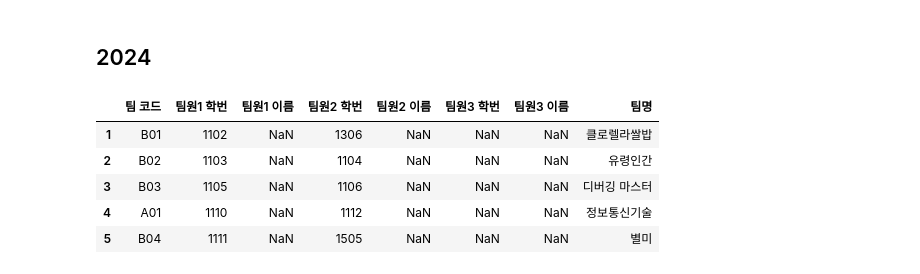
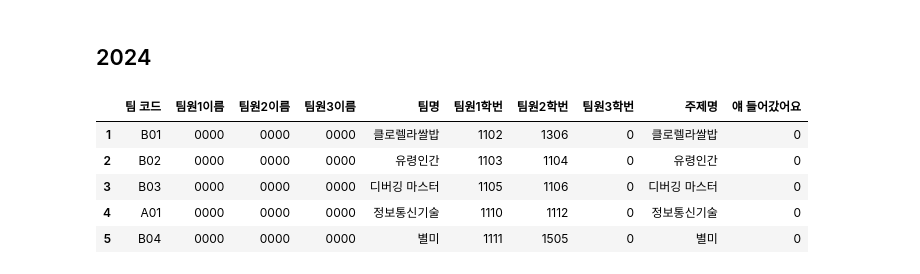
Before and after one commit to hwan809/Ocean-ChatBot, a Jupyter notebook: prepro.ipynb, the cells around one changed output. Drawn from its saved outputs; the diff is of its cells as text; code cells hidden in the pictures.

```diff
--- a/prepro.ipynb
+++ b/prepro.ipynb
@@ -252,25 +252,31 @@ len(split_documents21)
 # %%
 df24 = pd.read_excel('./data/2024.xlsx', sheet_name= '팀별', usecols=[i + 1 for i in range(9)], skiprows=2, nrows=98)
 df24 = df24.rename(columns={'섹션\n번호': '팀 코드'})
 df24.drop(0, inplace=True)
 df24.drop(['학년'], axis= 1,inplace=True)
 
 df24['팀 코드'] = df24['팀 코드'].apply(lambda x:x.split('-')[0] + x.split('-')[1].zfill(2))
+df24.fillna('0000', inplace=True)
 
 for i in range(1, 4):
     try:
-        df24[f'팀원{i} 학번'] = df24[f'팀원{i} 학번'].astype(int)
+        df24[f'팀원{i}학번'] = df24[f'팀원{i} 학번'].astype(int).astype(str)
+        df24.rename(columns={f'팀원{i} 이름': f'팀원{i}이름'},inplace=True)
+        df24.drop([f'팀원{i} 학번'],inplace=True,axis=1)
     except:
         continue
 
+df24['주제명'] = df24['팀명']
+df24['얘 들어갔어요'] = np.zeros(df24.shape[0],dtype=int)
+
 df24.head()
 # %% [output]
-|  | 팀 코드 | 팀원1 학번 | 팀원1 이름 | 팀원2 학번 | 팀원2 이름 | 팀원3 학번 | 팀원3 이름 | 팀명 |
-| 1 | B01 | 1102 | NaN | 1306 | NaN | NaN | NaN | 클로렐라쌀밥 |
-| 2 | B02 | 1103 | NaN | 1104 | NaN | NaN | NaN | 유령인간 |
-| 3 | B03 | 1105 | NaN | 1106 | NaN | NaN | NaN | 디버깅 마스터 |
-| 4 | A01 | 1110 | NaN | 1112 | NaN | NaN | NaN | 정보통신기술 |
-| 5 | B04 | 1111 | NaN | 1505 | NaN | NaN | NaN | 별미 |
+|  | 팀 코드 | 팀원1이름 | 팀원2이름 | 팀원3이름 | 팀명 | 팀원1학번 | 팀원2학번 | 팀원3학번 | 주제명 | 얘 들어갔어요 |
+| 1 | B01 | 0000 | 0000 | 0000 | 클로렐라쌀밥 | 1102 | 1306 | 0 | 클로렐라쌀밥 | 0 |
+| 2 | B02 | 0000 | 0000 | 0000 | 유령인간 | 1103 | 1104 | 0 | 유령인간 | 0 |
+| 3 | B03 | 0000 | 0000 | 0000 | 디버깅 마스터 | 1105 | 1106 | 0 | 디버깅 마스터 | 0 |
+| 4 | A01 | 0000 | 0000 | 0000 | 정보통신기술 | 1110 | 1112 | 0 | 정보통신기술 | 0 |
+| 5 | B04 | 0000 | 0000 | 0000 | 별미 | 1111 | 1505 | 0 | 별미 | 0 |
 # %%
 import os
 from langchain_community.document_loaders import PyMuPDFLoader
```
Also changed, not shown: parts of 4 cells of this notebook, 1 other file.
